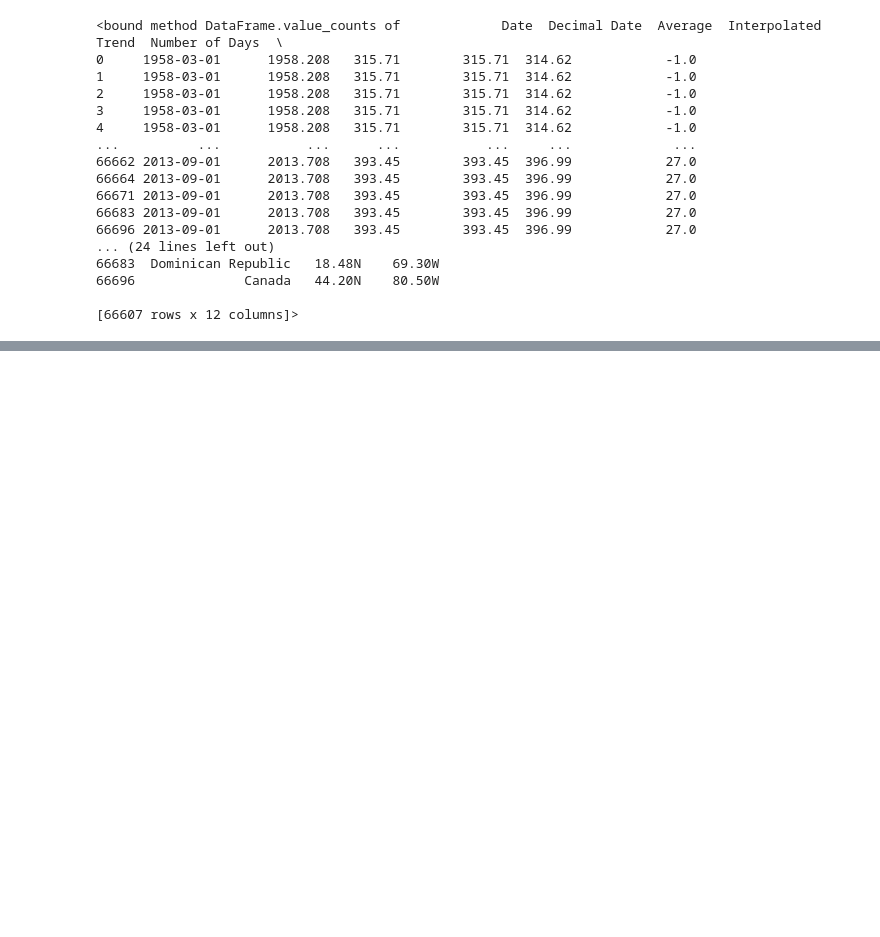
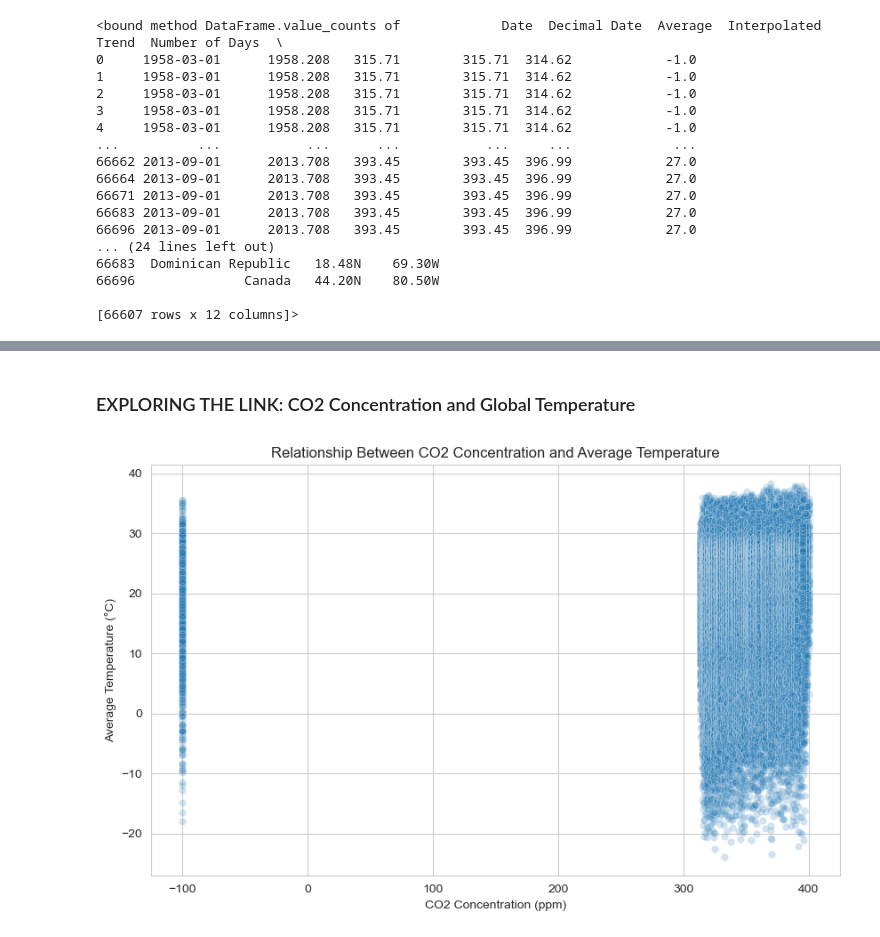
Before and after one commit to u-mar/Phase_5_Project, a Jupyter notebook: Untitled.ipynb, the cells around one changed output, grey strips where cells are left out. Drawn from its saved outputs; the diff is of its cells as text; code cells hidden in the pictures; blank space fills up the shorter version.

```diff
--- a/Untitled.ipynb
+++ b/Untitled.ipynb
@@ -310,0 +361,6 @@ merged_data_with_c02.value_counts
+# %%
+# Drop the 'Decimal Date' and 'Number of Days' columns
+merged_data_with_c02.drop(['Decimal Date', 'Number of Days'], axis=1, inplace=True)
+
+# Verify the DataFrame after dropping the columns
+merged_data_with_c02.head()
@@ -310,0 +517,12 @@ merged_data_with_c02.value_counts
+# %% [markdown]
+### EXPLORING THE LINK: CO2 Concentration and Global Temperature
+# %%
+# Create a scatter plot to visualize the relationship between CO2 concentration and temperature
+plt.figure(figsize=(10, 6))
+sns.scatterplot(data=merged_data_with_c02, x='CO2_Average', y='AverageTemperature', alpha=0.2)
+plt.title('Relationship Between CO2 Concentration and Average Temperature')
+plt.xlabel('CO2 Concentration (ppm)')
+plt.ylabel('Average Temperature (°C)')
+plt.show()
+# %% [output]
+[figure, added]
```
Also changed, not shown: parts of 102 cells of this notebook, 5 other files.
